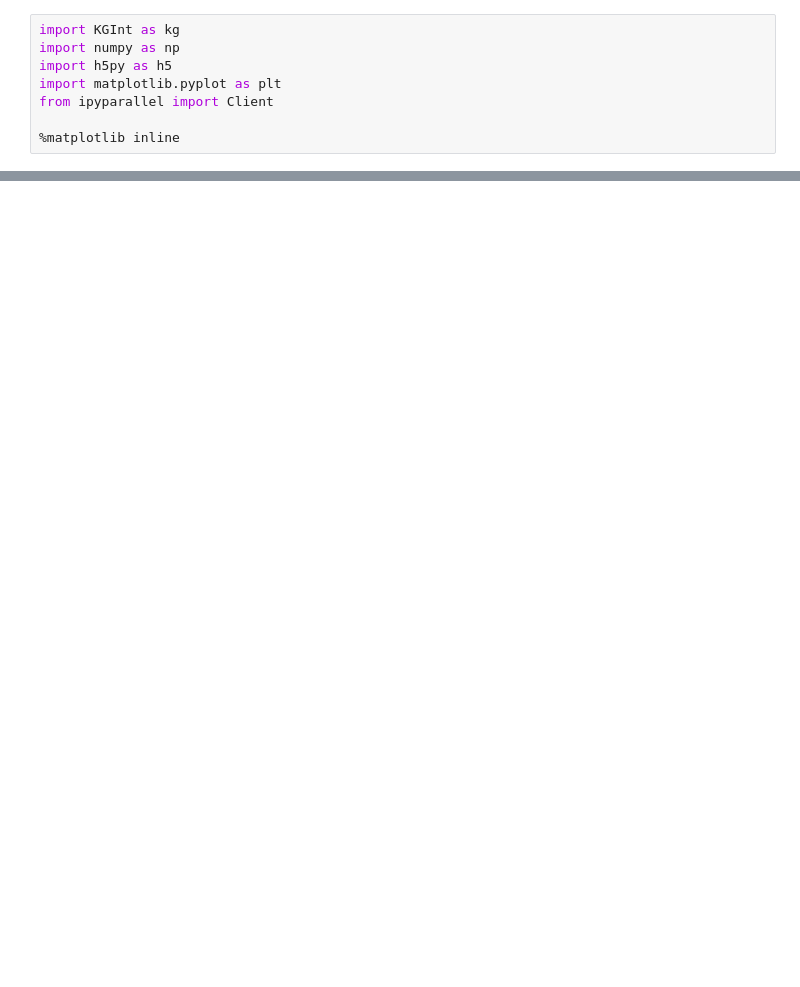
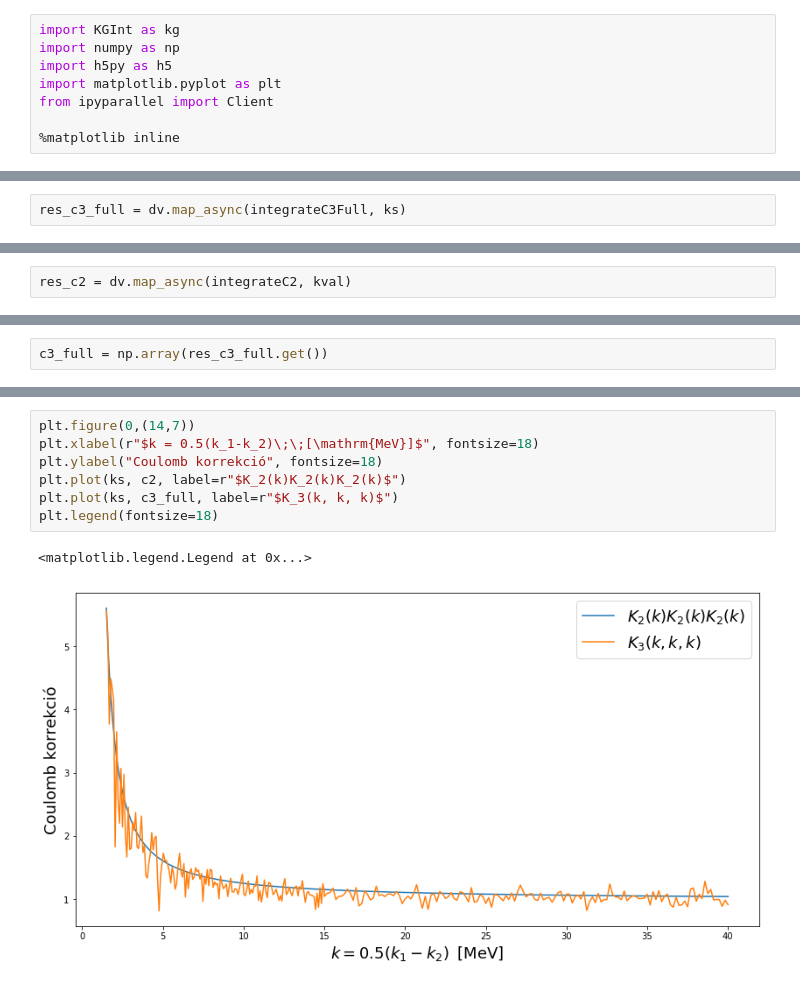
Before and after one commit to qati/HBTCoulombCorrection, a Jupyter notebook: K3.ipynb, the cells around one changed output, grey strips where cells are left out. Saved outputs shown, nothing was run; the diff lists cells and outputs as text; blank space fills up the shorter version.

```diff
--- a/K3.ipynb
+++ b/K3.ipynb
@@ -33,0 +92,2 @@ t**3
+# %%
+res_c3_full = dv.map_async(integrateC3Full, ks)
@@ -33,0 +100,2 @@ t**3
+# %%
+res_c2 = dv.map_async(integrateC2, kval)
@@ -33,0 +106,2 @@ t**3
+# %%
+c3_full = np.array(res_c3_full.get())
@@ -33,0 +189,10 @@ t**3
+# %%
+plt.figure(0,(14,7))
+plt.xlabel(r"$k = 0.5(k_1-k_2)\;\;[\mathrm{MeV}]$", fontsize=18)
+plt.ylabel("Coulomb korrekció", fontsize=18)
+plt.plot(ks, c2, label=r"$K_2(k)K_2(k)K_2(k)$")
+plt.plot(ks, c3_full, label=r"$K_3(k, k, k)$")
+plt.legend(fontsize=18)
+# %% [output]
+<matplotlib.legend.Legend at 0x...>
+[figure, added]
```
Also changed, not shown: parts of 24 cells of this notebook, 5 other files.
